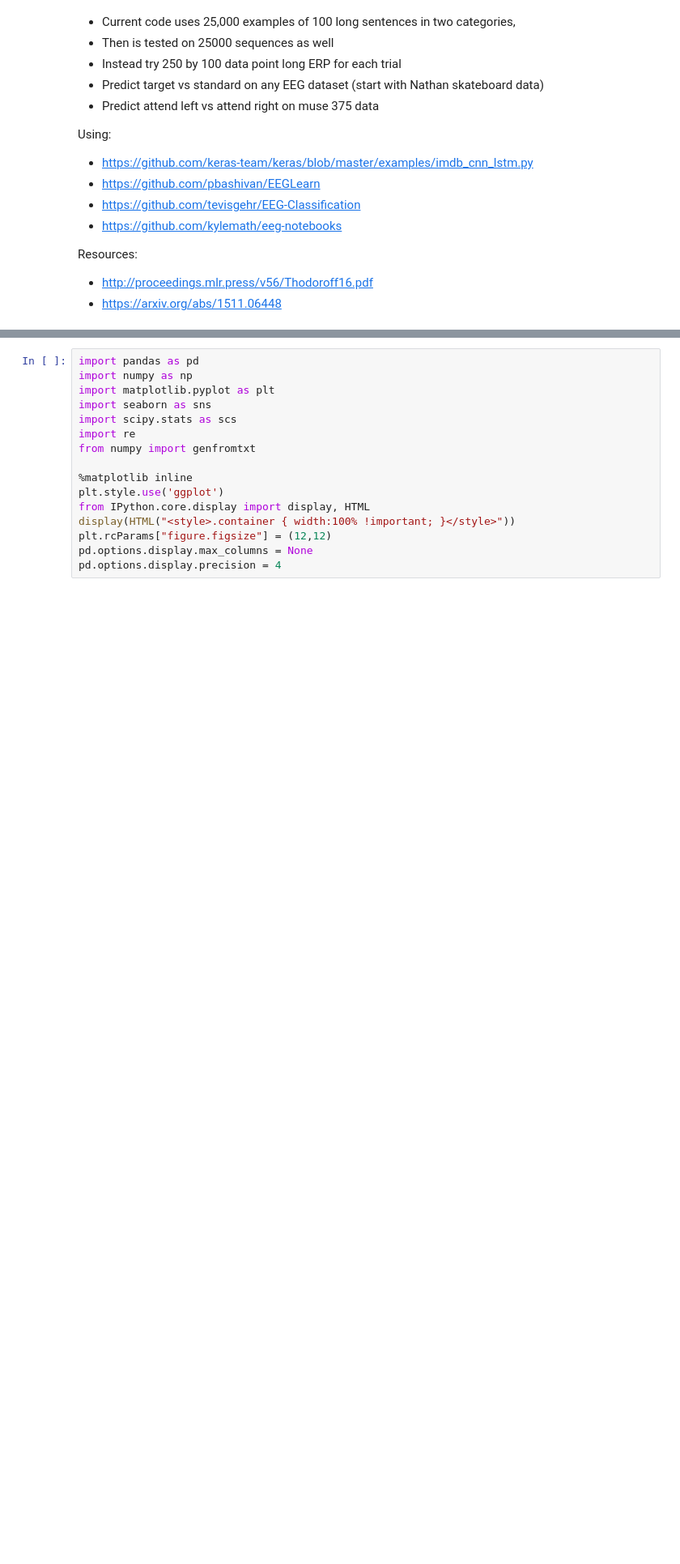
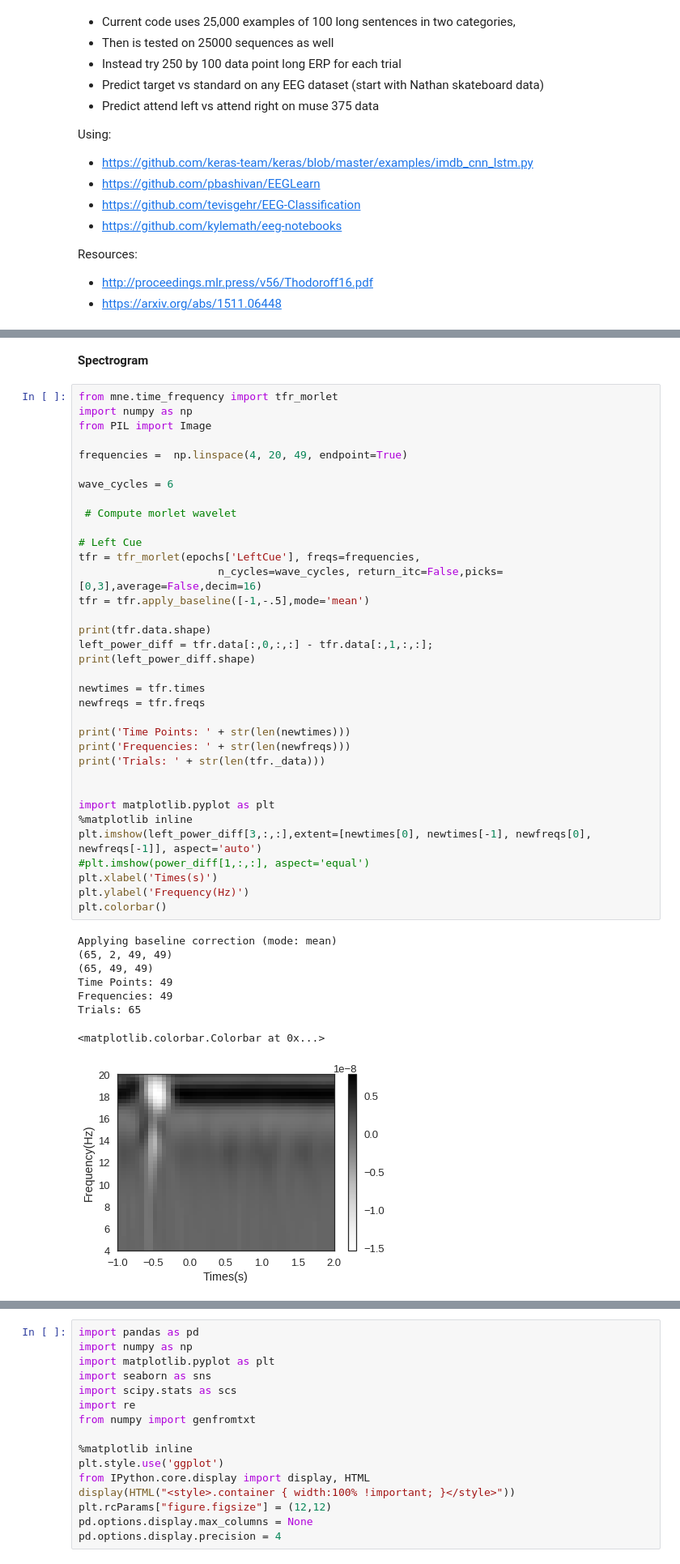
Before and after one commit to kylemath/EEG-Classification, a Jupyter notebook: notebooks/CNN_LSTM_Muse_Kyle.ipynb, the cells around one changed output, grey strips where cells are left out. Shown: that part at 81% size. Cells and saved outputs as stored; diff of their text form; blank space fills up the shorter version.

```diff
--- a/notebooks/CNN_LSTM_Muse_Kyle.ipynb
+++ b/notebooks/CNN_LSTM_Muse_Kyle.ipynb
@@ -42,0 +172,46 @@ from eeg_learn_functions import *
+# %% [markdown]
+**Spectrogram**
+# %%
+from mne.time_frequency import tfr_morlet
+import numpy as np
+from PIL import Image
+
+frequencies =  np.linspace(4, 20, 49, endpoint=True)
+
+wave_cycles = 6
+
+ # Compute morlet wavelet
+
+# Left Cue
+tfr = tfr_morlet(epochs['LeftCue'], freqs=frequencies,
+                      n_cycles=wave_cycles, return_itc=False,picks=[0,3],average=False,decim=16)
+tfr = tfr.apply_baseline([-1,-.5],mode='mean')
+
+print(tfr.data.shape)
+left_power_diff = tfr.data[:,0,:,:] - tfr.data[:,1,:,:];
+print(left_power_diff.shape)
+
+newtimes = tfr.times
+newfreqs = tfr.freqs
+
+print('Time Points: ' + str(len(newtimes)))
+print('Frequencies: ' + str(len(newfreqs)))
+print('Trials: ' + str(len(tfr._data)))
+
+
+import matplotlib.pyplot as plt
+%matplotlib inline
+plt.imshow(left_power_diff[3,:,:],extent=[newtimes[0], newtimes[-1], newfreqs[0], newfreqs[-1]], aspect='auto')
+#plt.imshow(power_diff[1,:,:], aspect='equal')
+plt.xlabel('Times(s)')
+plt.ylabel('Frequency(Hz)')
+plt.colorbar()
+# %% [output]
+Applying baseline correction (mode: mean)
+(65, 2, 49, 49)
+(65, 49, 49)
+Time Points: 49
+Frequencies: 49
+Trials: 65
+<matplotlib.colorbar.Colorbar at 0x...>
+[figure, added]
```
Also changed, not shown: parts of 16 cells of this notebook.
